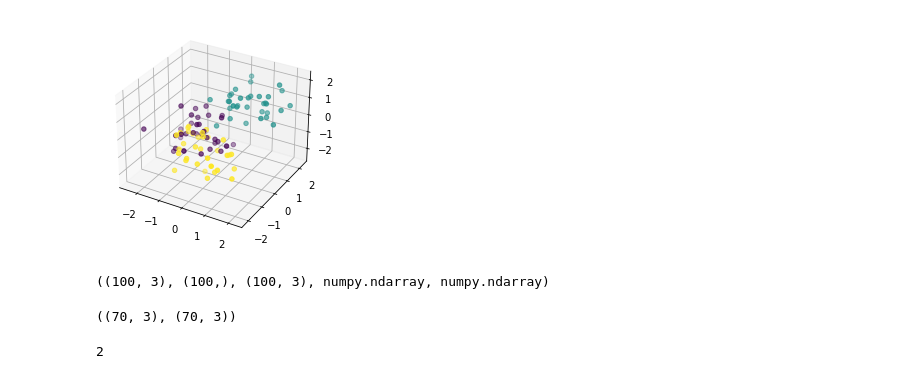
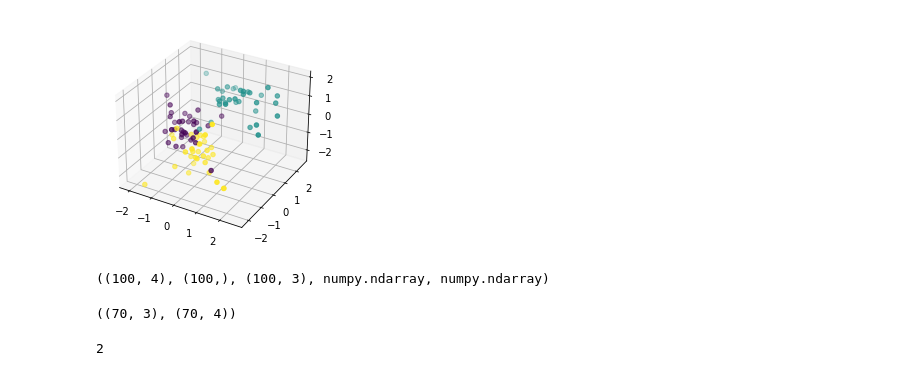
Before and after one commit to alexxcollins/AI_INM702_collab, a Jupyter notebook: task3/nb/testing_NN_simple_data.ipynb, the cells around one changed output. Cells and saved outputs as stored; diff of their text form; code cells hidden in the pictures.

```diff
--- a/task3/nb/testing_NN_simple_data.ipynb
+++ b/task3/nb/testing_NN_simple_data.ipynb
@@ -10,26 +10,26 @@ import matplotlib.pyplot as plt
 from sklearn.preprocessing import StandardScaler
 from sklearn.model_selection import train_test_split
 # %%
-X, y = make_blobs(n_samples=100, n_features=3, centers=((1, 1,1), (5, 5,5), (3,-1,0)), cluster_std = 2)
+X, y = make_blobs(n_samples=100, n_features=4, centers=((1, 1,1,1), (5, 5,5,5), (3,-1,0,0)), cluster_std = 2)
 
 X = StandardScaler().fit_transform(X)
 ax = plt.subplot(projection='3d')
 ax.scatter3D( X[:,0], X[:,1], X[:,2], c=y)
 
 N = y.size
 # one hot encoding
 y_oh = np.zeros((N, 3))
 y_oh[np.arange(N), y] = 1
 # %% [output]
-[figure, old version]
+[figure, new version]
 # %%
 X.shape, y.shape, y_oh.shape, type(X), type(y)
 # %% [output]
-((100, 3), (100,), (100, 3), numpy.ndarray, numpy.ndarray)
+((100, 4), (100,), (100, 3), numpy.ndarray, numpy.ndarray)
 # %%
 X_train, X_test, y_train, y_test = train_test_split(X, y_oh, test_size=0.30)
 # %%
 y_train.shape, X_train.shape
 # %% [output]
-((70, 3), (70, 3))
+((70, 3), (70, 4))
 # %%
```
Also changed, not shown: parts of 6 cells of this notebook, 2 other files.
